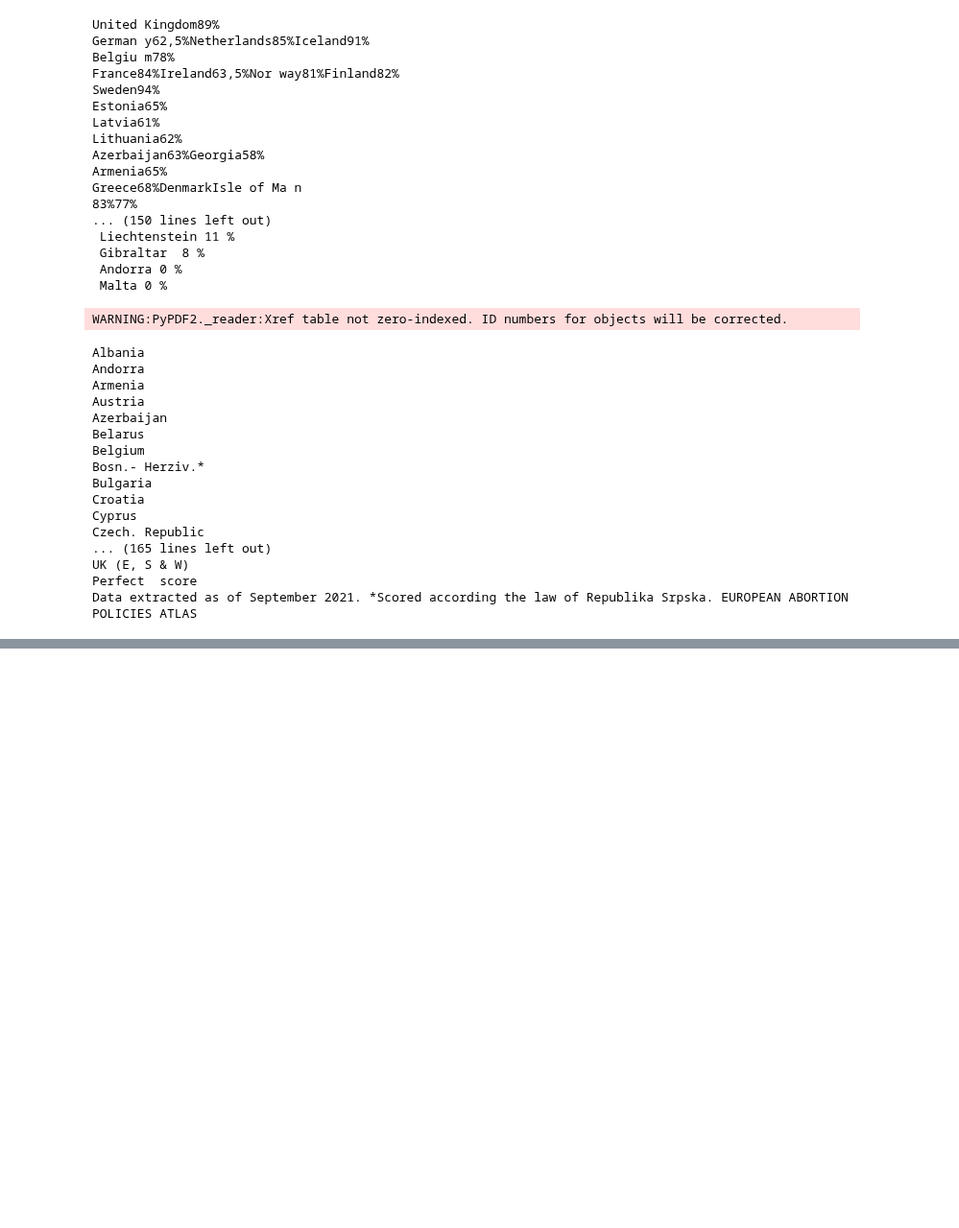
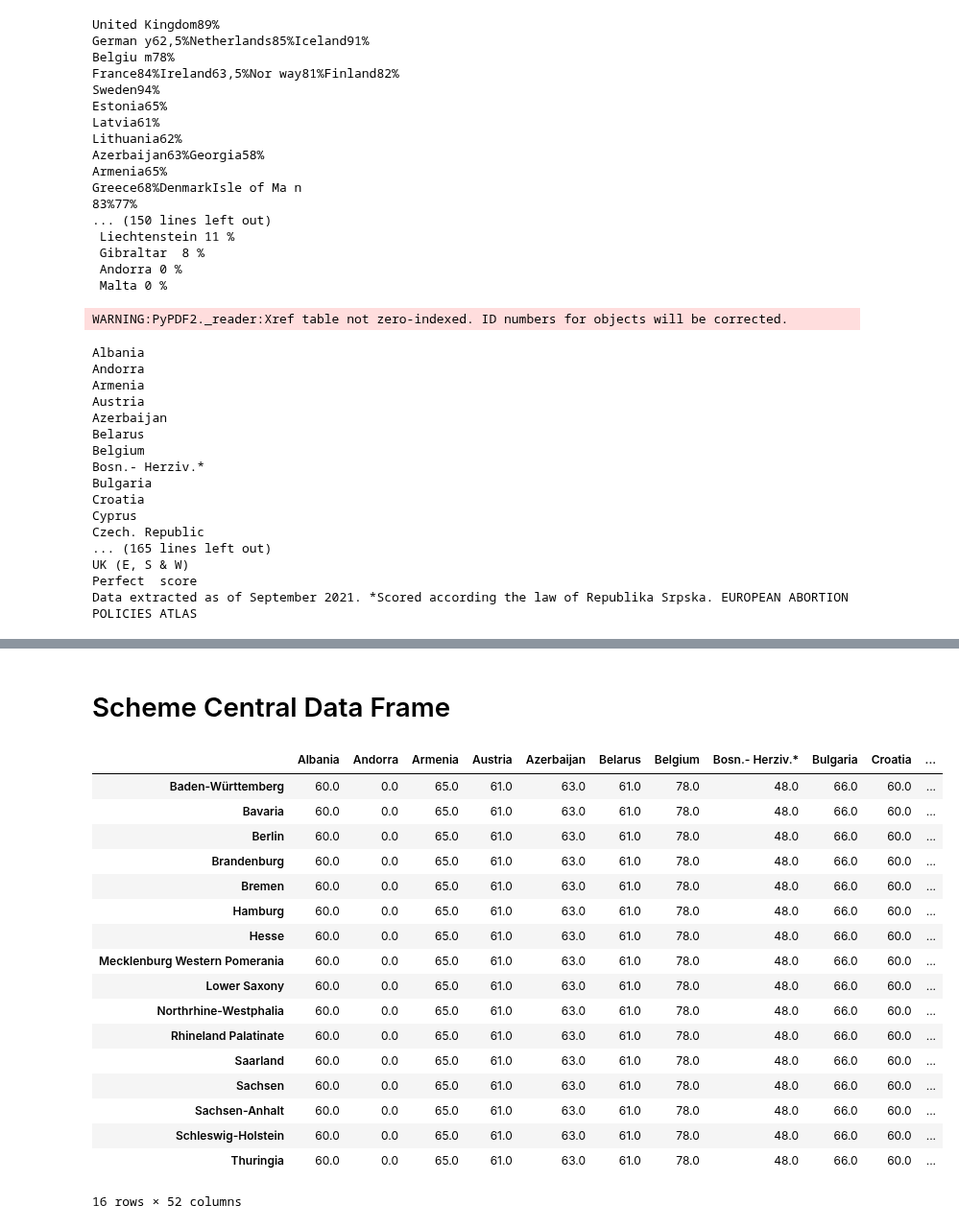
Before and after one commit to Alvaroguijarro97/ML_Group_Project, a Jupyter notebook: Data_Abortion_Atlas.ipynb, the cells around one changed output, grey strips where cells are left out. Shown at 96% size. Drawn from its saved outputs; the diff is of its cells as text; code cells hidden in the pictures; blank space fills up the shorter version.

```diff
--- a/Data_Abortion_Atlas.ipynb
+++ b/Data_Abortion_Atlas.ipynb
@@ -116,7 +127,7 @@ df_abortion_atlas = df_abortion_atlas.rename(
 8: "Bulgaria",
 9: "Croatia",
 10: "Cyprus",
-11: "Czech. Republic",
+11: "Czech Republic",
 12: "Denmark" ,
 13: "Estonia",
 14: "Finland",
@@ -182,0 +260,2 @@ df_abortion_atlas
+# %% [markdown]
+# Scheme Central Data Frame
@@ -182,0 +378,50 @@ df_abortion_atlas
+# %%
+df_abortion_atlas_turned = df_abortion_atlas.T
+
+# central_table.loc["Sachsen"] = central_table.loc["Thuringia"] = df_abortion_atlas_turned.loc["OVERALL TOTAL"]
+
+for x in central_table:
+  central_table.loc[x] = df_abortion_atlas["OVERALL TOTAL"]
+
+central_table_renamed = central_table.rename(
+    index={
+        "Portugal": "Baden-Württemberg",
+        "Romania": "Bavaria",
+        "Russia": "Berlin",
+        "San Marino": "Brandenburg",
+        "Serbia": "Bremen",
+        "Slovakia": "Hamburg",
+        "Slovenia": "Hesse",
+        "Spain": "Mecklenburg Western Pomerania",
+        "Sweden": "Lower Saxony",
+        "Swizerland": "Northrhine-Westphalia",
+        "Ukraine": "Rhineland Palatinate",
+        "Montenegro": "Saarland",
+        "Netherlands": "Sachsen",
+        "N. Cyprus": "Sachsen-Anhalt",
+        "N. Ireland": "Schleswig-Holstein",
+        "Turkey": "Thuringia"
+        })
+
+central_table_renamed_filtered = central_table_renamed.filter(items =["Baden-Württemberg", "Bavaria", "Berlin", "Brandenburg", "Bremen", "Hamburg", "Hesse", "Mecklenburg Western Pomerania", "Lower Saxony", "Northrhine-Westphalia", "Rhineland Palatinate", "Saarland", "Sachsen", "Sachsen-Anhalt", "Schleswig-Holstein", "Thuringia"], axis = 0)
+# %%
+central_table_renamed_filtered
+# %% [output]
+|  | Albania | Andorra | Armenia | Austria | Azerbaijan | Belarus | Belgium | Bosn.- Herziv.* | Bulgaria | Croatia | ... |
+| Baden-Württemberg | 60.0 | 0.0 | 65.0 | 61.0 | 63.0 | 61.0 | 78.0 | 48.0 | 66.0 | 60.0 | ... |
+| Bavaria | 60.0 | 0.0 | 65.0 | 61.0 | 63.0 | 61.0 | 78.0 | 48.0 | 66.0 | 60.0 | ... |
+| Berlin | 60.0 | 0.0 | 65.0 | 61.0 | 63.0 | 61.0 | 78.0 | 48.0 | 66.0 | 60.0 | ... |
+| Brandenburg | 60.0 | 0.0 | 65.0 | 61.0 | 63.0 | 61.0 | 78.0 | 48.0 | 66.0 | 60.0 | ... |
+| Bremen | 60.0 | 0.0 | 65.0 | 61.0 | 63.0 | 61.0 | 78.0 | 48.0 | 66.0 | 60.0 | ... |
+| Hamburg | 60.0 | 0.0 | 65.0 | 61.0 | 63.0 | 61.0 | 78.0 | 48.0 | 66.0 | 60.0 | ... |
+| Hesse | 60.0 | 0.0 | 65.0 | 61.0 | 63.0 | 61.0 | 78.0 | 48.0 | 66.0 | 60.0 | ... |
+| Mecklenburg Western Pomerania | 60.0 | 0.0 | 65.0 | 61.0 | 63.0 | 61.0 | 78.0 | 48.0 | 66.0 | 60.0 | ... |
+| Lower Saxony | 60.0 | 0.0 | 65.0 | 61.0 | 63.0 | 61.0 | 78.0 | 48.0 | 66.0 | 60.0 | ... |
+| Northrhine-Westphalia | 60.0 | 0.0 | 65.0 | 61.0 | 63.0 | 61.0 | 78.0 | 48.0 | 66.0 | 60.0 | ... |
+| Rhineland Palatinate | 60.0 | 0.0 | 65.0 | 61.0 | 63.0 | 61.0 | 78.0 | 48.0 | 66.0 | 60.0 | ... |
+| Saarland | 60.0 | 0.0 | 65.0 | 61.0 | 63.0 | 61.0 | 78.0 | 48.0 | 66.0 | 60.0 | ... |
+| Sachsen | 60.0 | 0.0 | 65.0 | 61.0 | 63.0 | 61.0 | 78.0 | 48.0 | 66.0 | 60.0 | ... |
+| Sachsen-Anhalt | 60.0 | 0.0 | 65.0 | 61.0 | 63.0 | 61.0 | 78.0 | 48.0 | 66.0 | 60.0 | ... |
+| Schleswig-Holstein | 60.0 | 0.0 | 65.0 | 61.0 | 63.0 | 61.0 | 78.0 | 48.0 | 66.0 | 60.0 | ... |
+| Thuringia | 60.0 | 0.0 | 65.0 | 61.0 | 63.0 | 61.0 | 78.0 | 48.0 | 66.0 | 60.0 | ... |
+16 rows × 52 columns
```
Also changed, not shown: parts of 13 cells of this notebook.
